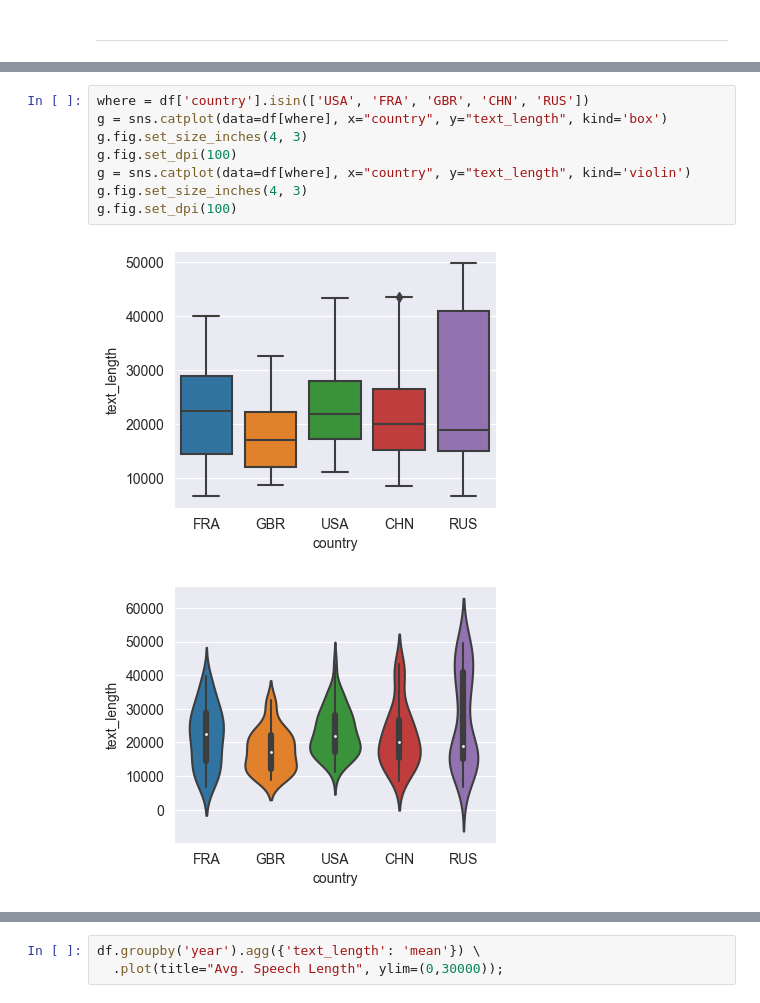
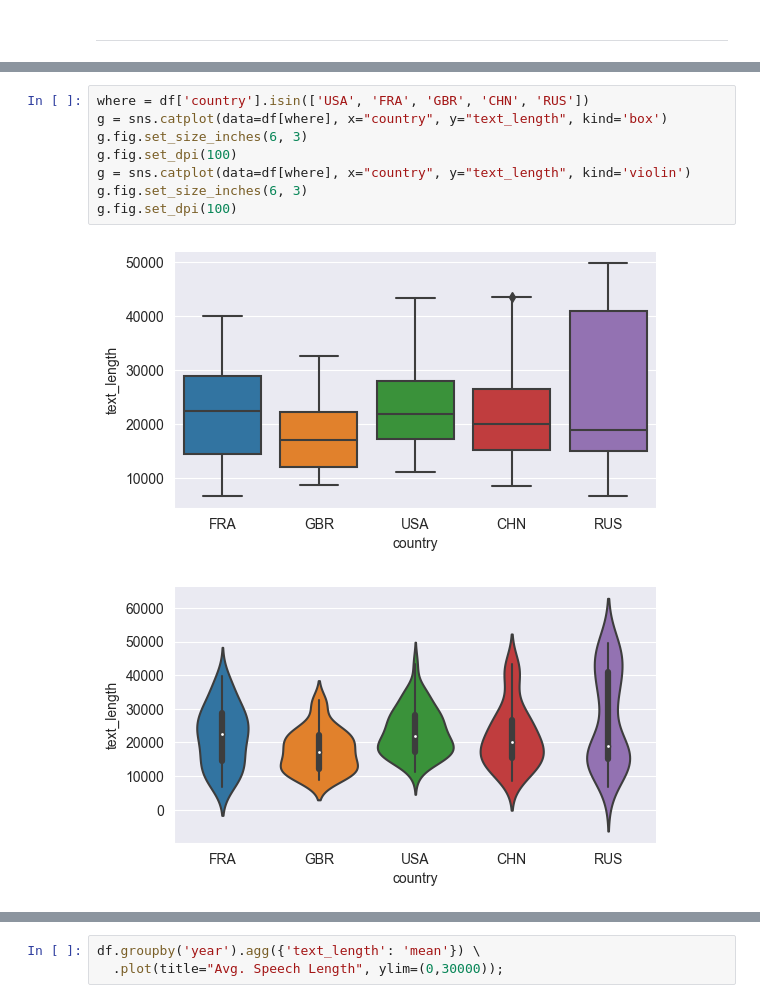
Before and after one commit to shane-kercheval/nlp-template, a Jupyter notebook: source/executables/text_eda.ipynb, the cells around one changed output, grey strips where cells are left out. Drawn from its saved outputs; the diff is of its cells as text.

```diff
--- a/source/executables/text_eda.ipynb
+++ b/source/executables/text_eda.ipynb
@@ -113,13 +118,13 @@ sns.displot(df['text_length'], bins=30, kde=True);
 # %%
 where = df['country'].isin(['USA', 'FRA', 'GBR', 'CHN', 'RUS'])
 g = sns.catplot(data=df[where], x="country", y="text_length", kind='box')
-g.fig.set_size_inches(4, 3)
+g.fig.set_size_inches(6, 3)
 g.fig.set_dpi(100)
 g = sns.catplot(data=df[where], x="country", y="text_length", kind='violin')
-g.fig.set_size_inches(4, 3)
+g.fig.set_size_inches(6, 3)
 g.fig.set_dpi(100)
 # %% [output]
-[figure, old version]
+[figure, new version]
-[figure, old version]
+[figure, new version]
 # %%
 assert not df[['year', 'country']].duplicated().any()
```
Also changed, not shown: parts of 6 cells of this notebook.
